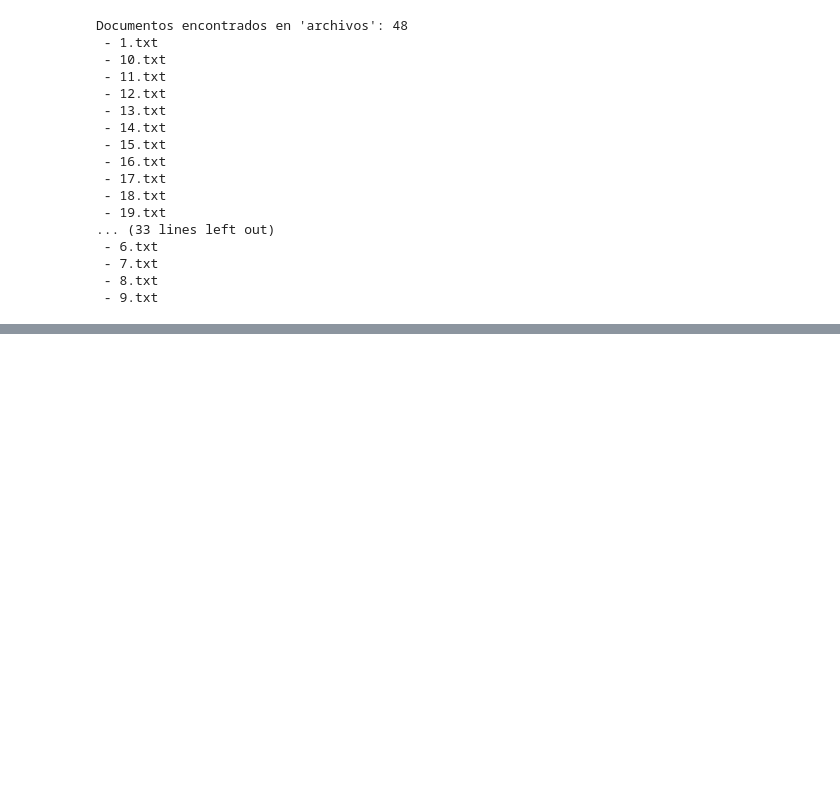
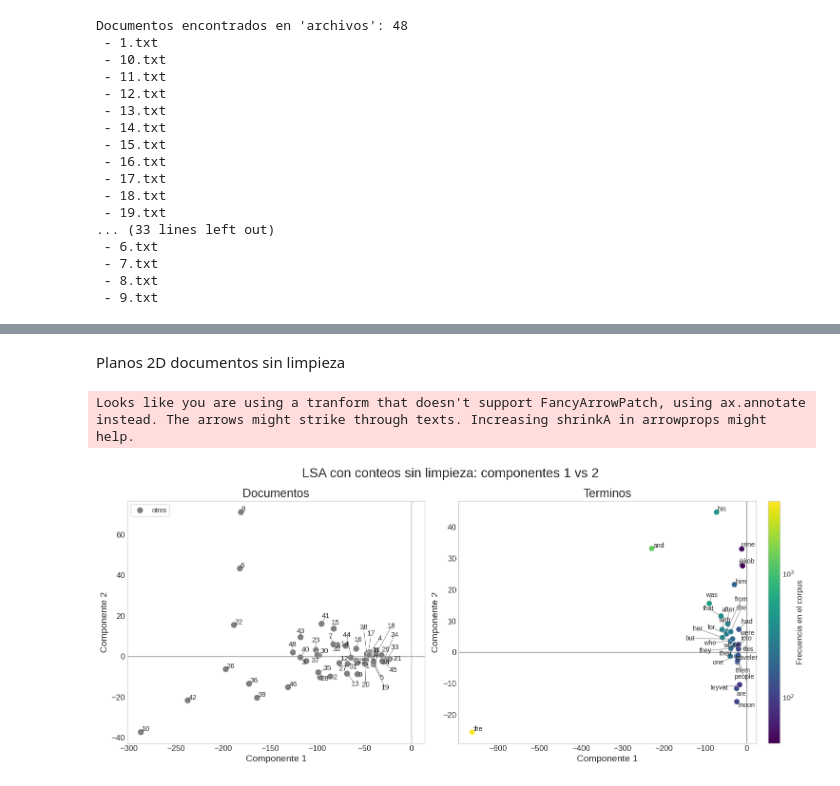
Before and after one commit to wbguc/Proyecto-Algebra, a Jupyter notebook: main.ipynb, the cells around one changed output, grey strips where cells are left out. Drawn from its saved outputs; the diff is of its cells as text; code cells hidden in the pictures; blank space fills up the shorter version.

```diff
--- a/main.ipynb
+++ b/main.ipynb
@@ -74,0 +490,19 @@ Documentos encontrados en 'archivos': 48
+# %% [markdown]
+Planos 2D documentos sin limpieza
+# %%
+docs_12_raw = coordenadas_documentos(s_raw, VT_raw, componentes=(1, 2))
+terms_12_raw = coordenadas_terminos(U_raw, s_raw, componentes=(1, 2))
+
+graficar_documentos_y_terminos(
+    docs_12_raw,
+    terms_12_raw,
+    etiquetas,
+    vocabulario_raw,
+    frecuencias_raw,
+    "LSA con conteos sin limpieza: componentes 1 vs 2",
+    componentes=(1, 2),
+    n_terms=30,
+)
+# %% [output]
+Looks like you are using a tranform that doesn't support FancyArrowPatch, using ax.annotate instead. The arrows might strike through texts. Increasing shrinkA in arrowprops might help.
+[figure, added]
```
Also changed, not shown: parts of 15 cells of this notebook.
